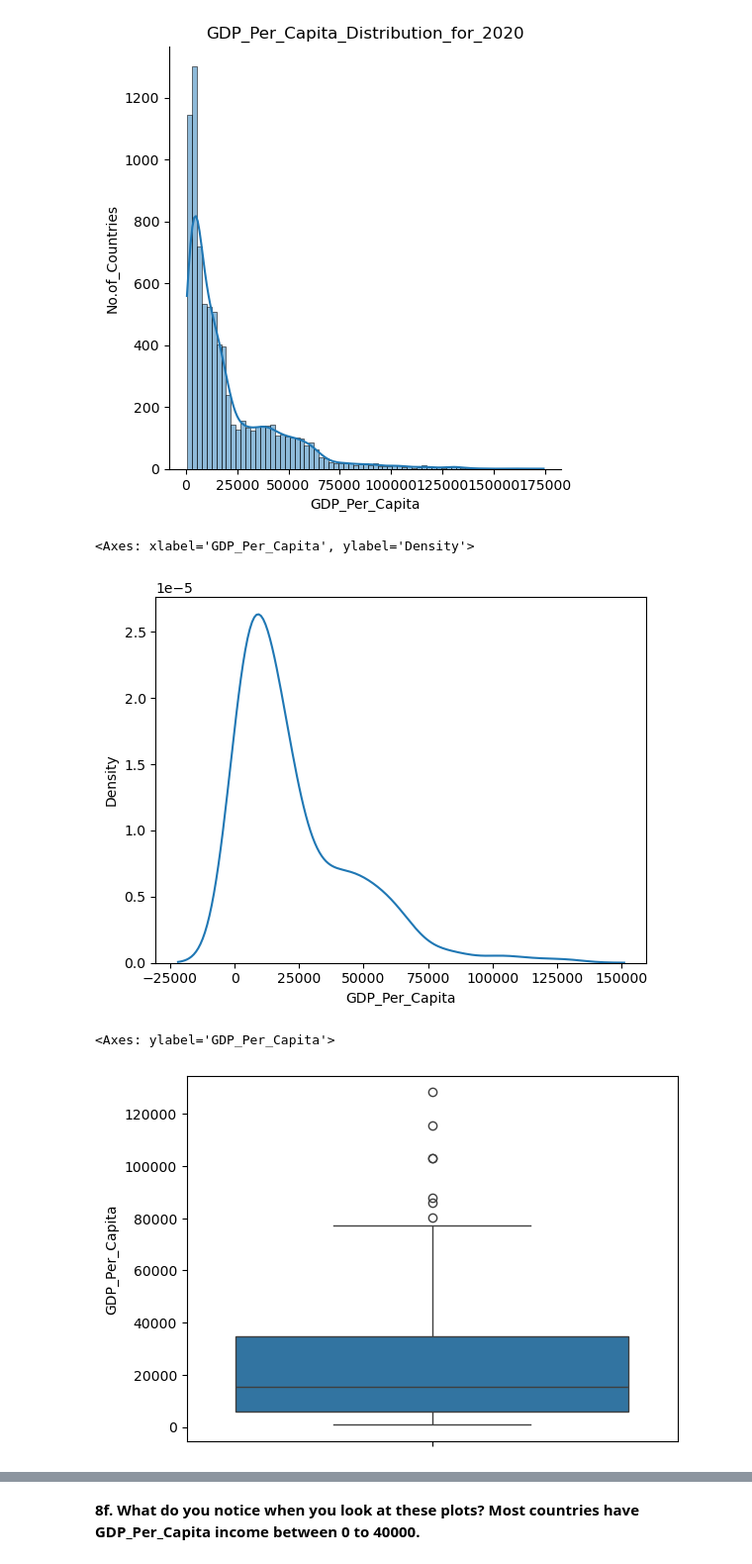
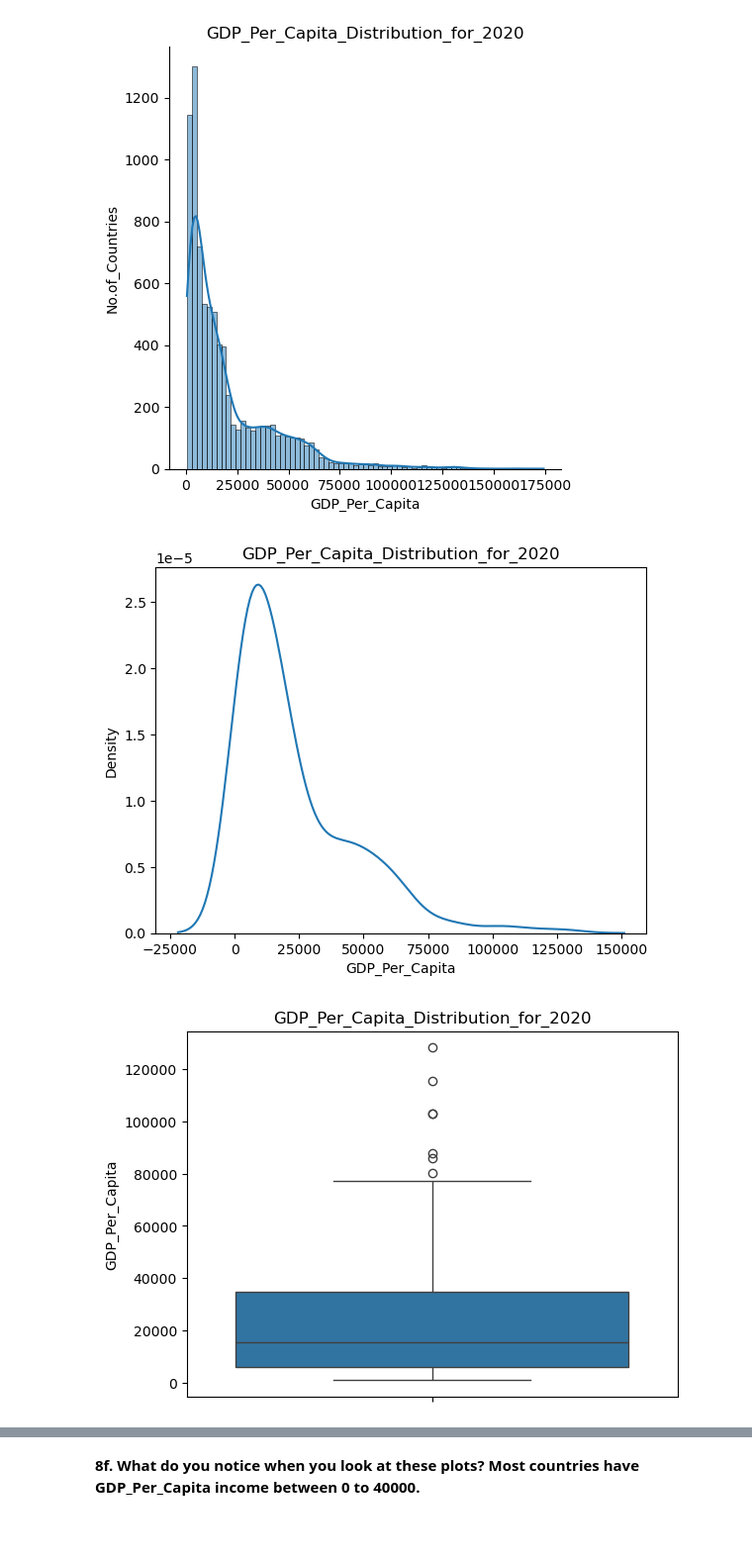
Before and after one commit to NSS-Data-Analytics-Cohort-16/da16-python-gdp-and-internet-use-analysis-janvimehendale, a Jupyter notebook: notebooks/gdp_internetuse.ipynb, the cells around one changed output, grey strips where cells are left out. Shown at 99% size. Drawn from its saved outputs; the diff is of its cells as text; code cells hidden in the pictures; blank space fills up the shorter version.

```diff
--- a/notebooks/gdp_internetuse.ipynb
+++ b/notebooks/gdp_internetuse.ipynb
@@ -279,16 +280,18 @@ plt.show()
 # %%
 # 8c.  density plot
 sns.kdeplot(data=gdp_2020, x='GDP_Per_Capita')
+plt.title("GDP_Per_Capita_Distribution_for_2020")
+plt.show()
 # %% [output]
-<Axes: xlabel='GDP_Per_Capita', ylabel='Density'>
-[figure, old version]
+[figure, new version]
 # %%
 # 8d. boxplot
 #sns.boxplot(x=gdp_2020["Country"],y=gdp_2020["GDP_Per_Capita"])
 sns.boxplot(y=gdp_2020["GDP_Per_Capita"])
+plt.title("GDP_Per_Capita_Distribution_for_2020")
+plt.show()
 # %% [output]
-<Axes: ylabel='GDP_Per_Capita'>
-[figure, old version]
+[figure, new version]
 # %%
 # 8e. violin plot
 sns.violinplot(y=gdp_2020["GDP_Per_Capita"])
```
Also changed, not shown: parts of 13 cells of this notebook.
